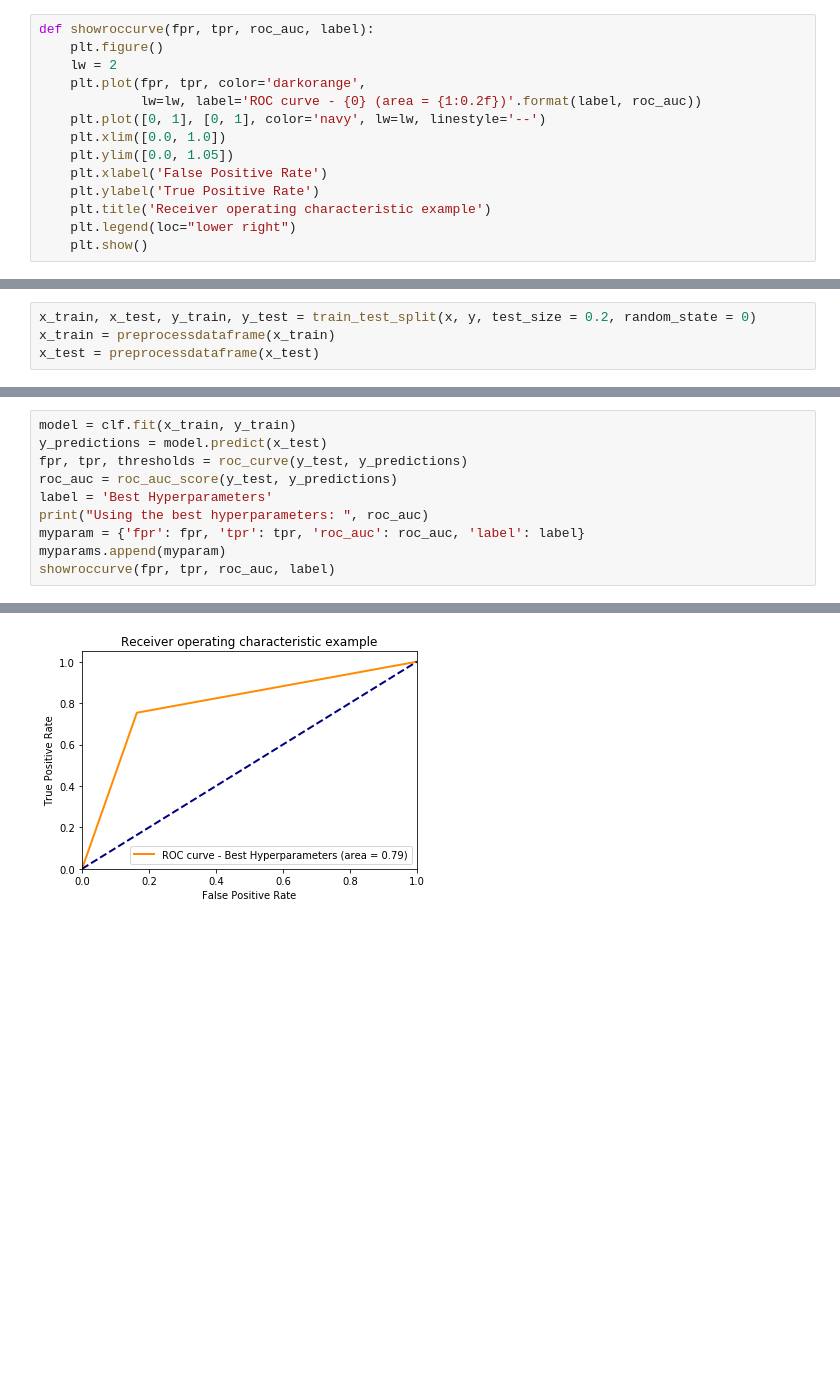
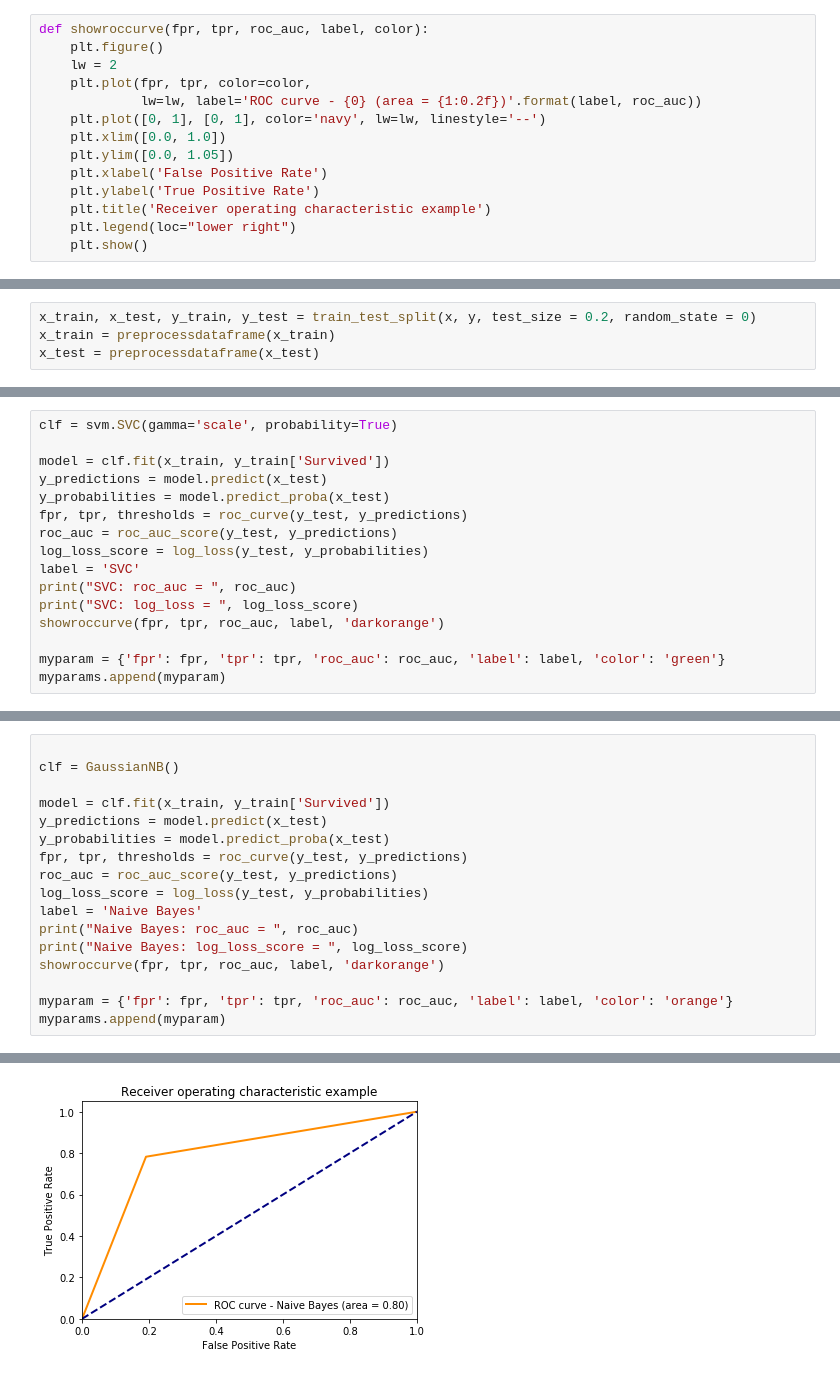
Before and after one commit to vtpanda/TiberDataScienceLearning, a Jupyter notebook: ThirdLesson/Using Additional Models.ipynb, the cells around one changed output, grey strips where cells are left out. Cells and saved outputs as stored; diff of their text form; blank space fills up the shorter version.

Commit message:
Added more models for week 3.

```diff
--- a/ThirdLesson/Using Additional Models.ipynb
+++ b/ThirdLesson/Using Additional Models.ipynb
@@ -30,10 +34,10 @@ def preprocessdataframe (df):
 
     return df
 # %%
-def showroccurve(fpr, tpr, roc_auc, label):
+def showroccurve(fpr, tpr, roc_auc, label, color):
     plt.figure()
     lw = 2
-    plt.plot(fpr, tpr, color='darkorange',
+    plt.plot(fpr, tpr, color=color,
              lw=lw, label='ROC curve - {0} (area = {1:0.2f})'.format(label, roc_auc))
     plt.plot([0, 1], [0, 1], color='navy', lw=lw, linestyle='--')
     plt.xlim([0.0, 1.0])
@@ -77,0 +115,16 @@ Using the best hyperparameters:  0.8421587483360738
+# %%
+clf = svm.SVC(gamma='scale', probability=True)
+
+model = clf.fit(x_train, y_train['Survived'])
+y_predictions = model.predict(x_test)
+y_probabilities = model.predict_proba(x_test)
+fpr, tpr, thresholds = roc_curve(y_test, y_predictions)
+roc_auc = roc_auc_score(y_test, y_predictions)
+log_loss_score = log_loss(y_test, y_probabilities)
+label = 'SVC'
+print("SVC: roc_auc = ", roc_auc)
+print("SVC: log_loss = ", log_loss_score)
+showroccurve(fpr, tpr, roc_auc, label, 'darkorange')
+
+myparam = {'fpr': fpr, 'tpr': tpr, 'roc_auc': roc_auc, 'label': label, 'color': 'green'}
+myparams.append(myparam)
@@ -78,11 +135,18 @@ Using the best hyperparameters:  0.8421587483360738
 # %%
-model = clf.fit(x_train, y_train)
+
+clf = GaussianNB()
+
+model = clf.fit(x_train, y_train['Survived'])
 y_predictions = model.predict(x_test)
+y_probabilities = model.predict_proba(x_test)
 fpr, tpr, thresholds = roc_curve(y_test, y_predictions)
 roc_auc = roc_auc_score(y_test, y_predictions)
-label = 'Best Hyperparameters'
-print("Using the best hyperparameters: ", roc_auc)
-myparam = {'fpr': fpr, 'tpr': tpr, 'roc_auc': roc_auc, 'label': label}
+log_loss_score = log_loss(y_test, y_probabilities)
+label = 'Naive Bayes'
+print("Naive Bayes: roc_auc = ", roc_auc)
+print("Naive Bayes: log_loss_score = ", log_loss_score)
+showroccurve(fpr, tpr, roc_auc, label, 'darkorange')
+
+myparam = {'fpr': fpr, 'tpr': tpr, 'roc_auc': roc_auc, 'label': label, 'color': 'orange'}
 myparams.append(myparam)
-showroccurve(fpr, tpr, roc_auc, label)
 # %% [output]
@@ -90 +155 @@ Using the best hyperparameters:  0.7949934123847168
-[figure, old version]
+[figure, new version]
```
Also changed, not shown: parts of 9 cells of this notebook, 1 other file.
